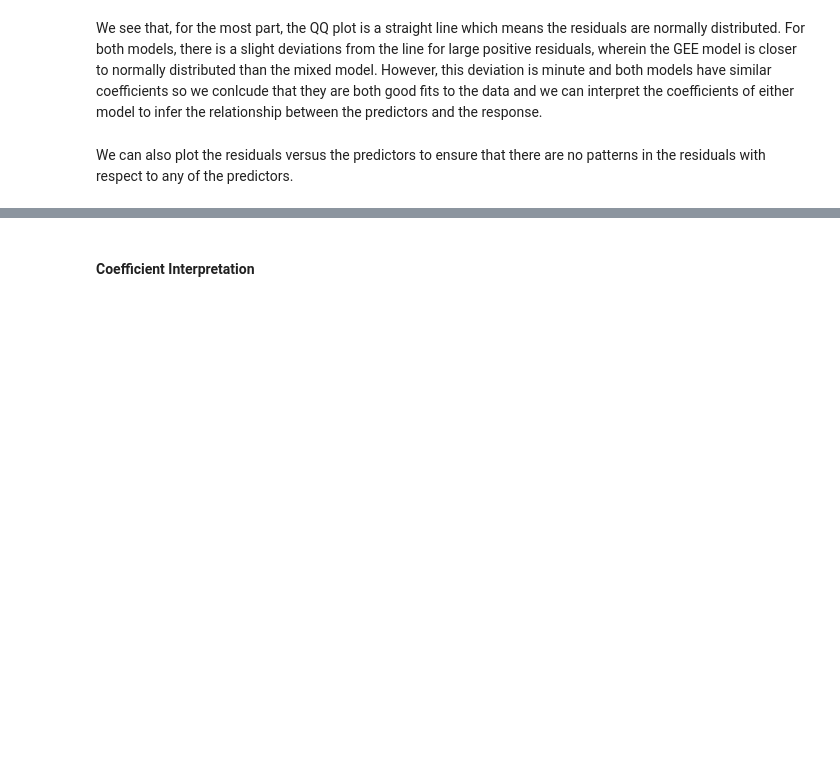
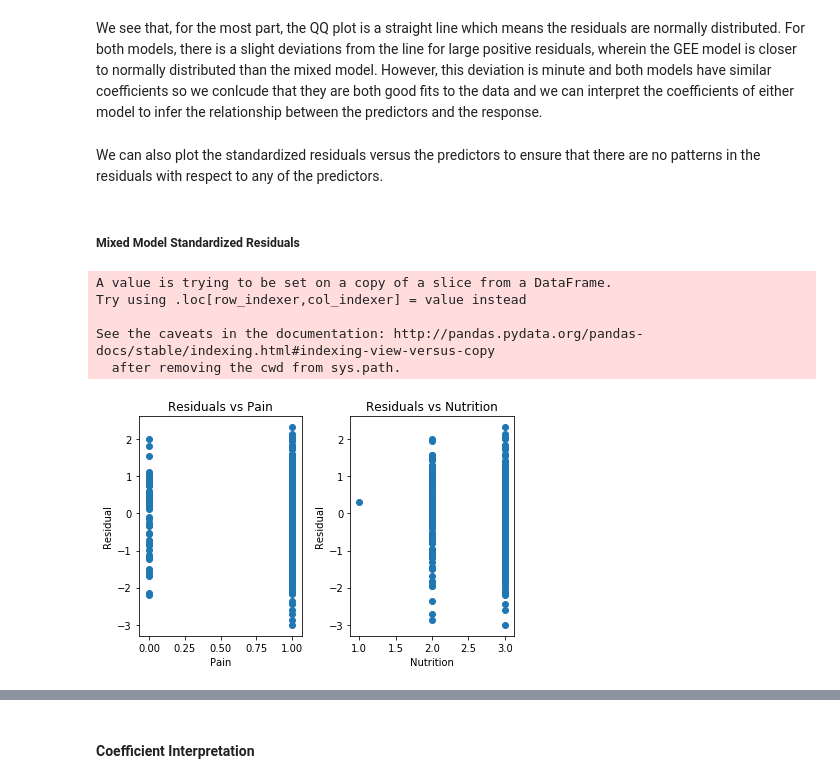
Before and after one commit to JoeRoussy/sta2453-project-1, a Jupyter notebook: fill_in_missing_rpe_data.ipynb, the cells around one changed output, grey strips where cells are left out. Cells and saved outputs as stored; diff of their text form; code cells hidden in the pictures; blank space fills up the shorter version.

```diff
--- a/fill_in_missing_rpe_data.ipynb
+++ b/fill_in_missing_rpe_data.ipynb
@@ -213,11 +213,16 @@ merged_df['MaxSpeedInGame'].hist()
 # %% [markdown]
 Based on our previous analysis, we think that `AcuteChronicRatio`, `MonitoringScore`, `Pain`, `Illness`, `Nutrition` will be predictors for `MaxSpeedInGame` which is our measure for performance. We also have an overall score for wellness called `wellness` which is the combination of all predictors other than `AcuteChronicRatio`.
 # %%
-def scatter_plot(df, x, y, title=None):
-    df.plot.scatter(x, y)
+def scatter_plot(df, x, y, title=None, hold_plot = False):
+    plt.scatter(df[x], df[y])
+    plt.xlabel(x)
+    plt.ylabel(y)
+
     if title:
         plt.title(title)
-    plt.show()
+
+    if not hold_plot:
+        plt.show()
 # %%
 scatter_plot(merged_df, 'AcuteChronicRatio', 'MaxSpeedInGame', 'Performance vs Acute Chronic Load Ratio')
 # %% [output]
@@ -531,4 +540,27 @@ plt.show()
 # %% [markdown]
 We see that, for the most part, the QQ plot is a straight line which means the residuals are normally distributed. For both models, there is a slight deviations from the line for large positive residuals, wherein the GEE model is closer to normally distributed than the mixed model. However, this deviation is minute and both models have similar coefficients so we conlcude that they are both good fits to the data and we can interpret the coefficients of either model to infer the relationship between the predictors and the response.
 # %% [markdown]
-We can also plot the residuals versus the predictors to ensure that there are no patterns in the residuals with respect to any of the predictors.
+We can also plot the  standardized residuals versus the predictors to ensure that there are no patterns in the residuals with respect to any of the predictors.
+# %%
+def plot_residuals_for_model(m):
+
+    residuals = merged_df[['Pain', 'Nutrition']]
+    residuals['Residual'] = (m.resid - m.resid.mean()) / m.resid.std()
+
+    plt.subplot(1, 2, 1)
+    scatter_plot(residuals, 'Pain', 'Residual', 'Residuals vs Pain', hold_plot=True)
+    plt.subplot(1, 2, 2)
+    scatter_plot(residuals, 'Nutrition', 'Residual', 'Residuals vs Nutrition', hold_plot=True)
+    plt.tight_layout()
+    plt.show()
+# %% [markdown]
+##### Mixed Model Standardized Residuals
+# %%
+plot_residuals_for_model(mixed_res)
+# %% [output]
+A value is trying to be set on a copy of a slice from a DataFrame.
+Try using .loc[row_indexer,col_indexer] = value instead
+
+See the caveats in the documentation: http://pandas.pydata.org/pandas-docs/stable/indexing.html#indexing-view-versus-copy
+  after removing the cwd from sys.path.
+[figure, added]
```
Also changed, not shown: parts of 120 cells of this notebook.
